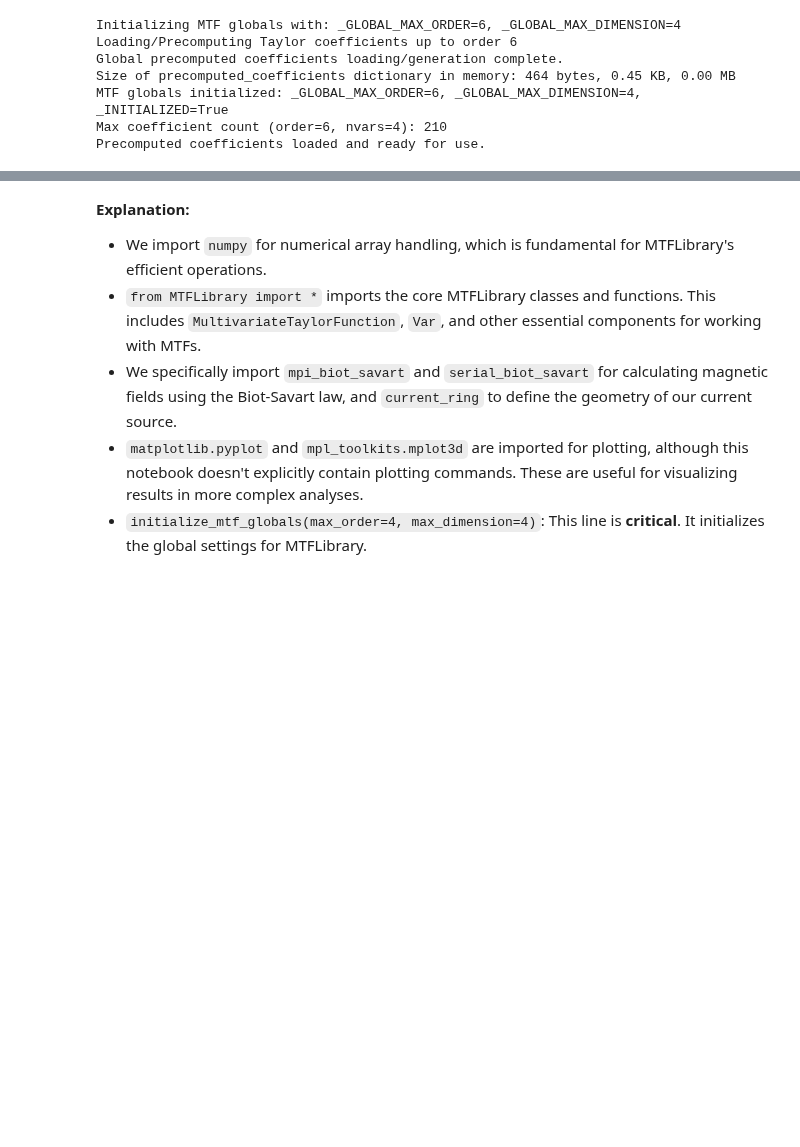
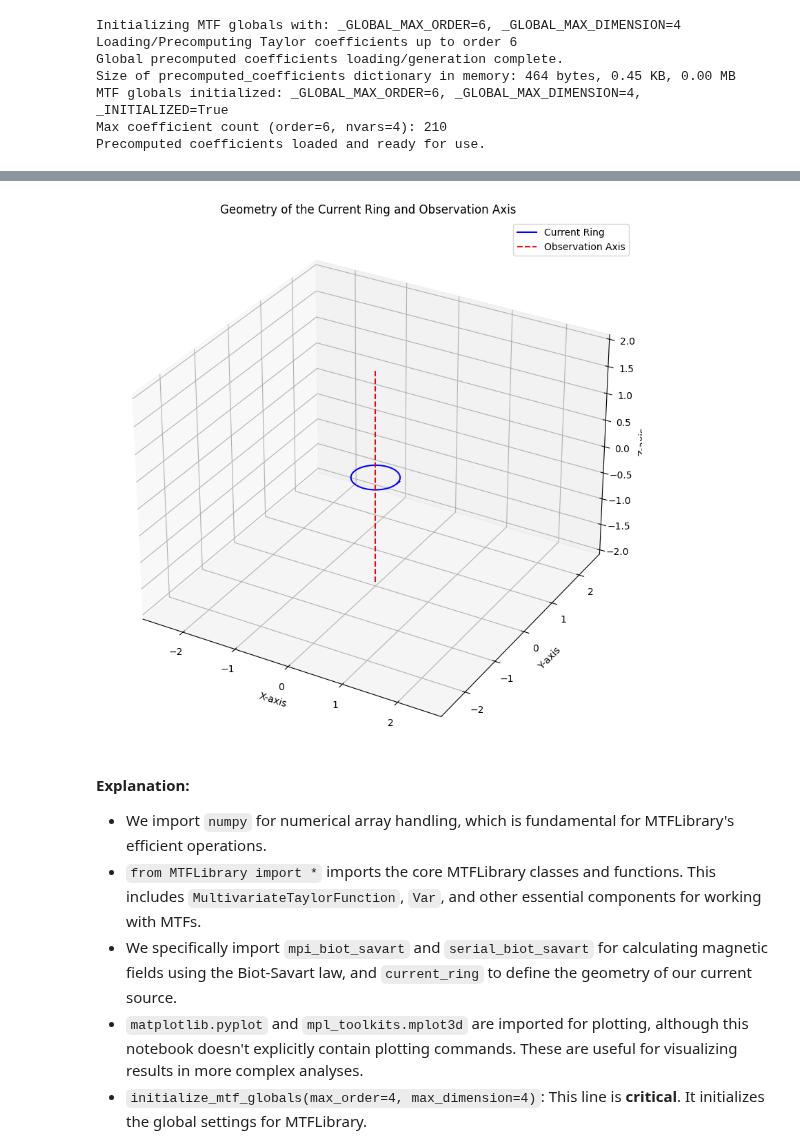
Before and after one commit to shashi-manikonda/MTFLibrary, a Jupyter notebook: demo/Magnetic_Field_Calculation_Demo.ipynb, the cells around one changed output, grey strips where cells are left out. Cells and saved outputs as stored; diff of their text form; code cells hidden in the pictures; blank space fills up the shorter version.

```diff
--- a/demo/Magnetic_Field_Calculation_Demo.ipynb
+++ b/demo/Magnetic_Field_Calculation_Demo.ipynb
@@ -50,3 +54,35 @@ Precomputed coefficients loaded and ready for use.
+# %%
+# --- Visualization Parameters ---
+vis_ring_radius = 0.4
+vis_ring_center = np.array([0.0, 0.0, 0.0])
+vis_field_points_z = np.linspace(-2, 2, 50) # Use more points for a smooth line
+
+# --- Create the 3D Plot ---
+fig = plt.figure(figsize=(10, 10))
+ax = fig.add_subplot(111, projection='3d')
+
+# Plot the current ring
+theta = np.linspace(0, 2 * np.pi, 100)
+ring_x = vis_ring_radius * np.cos(theta)
+ring_y = vis_ring_radius * np.sin(theta)
+ring_z = np.zeros_like(theta) + vis_ring_center[2]
+ax.plot(ring_x, ring_y, ring_z, 'b-', label='Current Ring')
+
+# Add an arrow for current direction
+ax.quiver(vis_ring_radius, 0, vis_ring_center[2], 0, 1, 0, length=0.1, normalize=True, color='b', arrow_length_ratio=0.4)
+
+# Plot the axis for field calculation
+ax.plot(np.zeros_like(vis_field_points_z), np.zeros_like(vis_field_points_z), vis_field_points_z, 'r--', label='Observation Axis')
+
+ax.set_xlabel('X-axis')
+ax.set_ylabel('Y-axis')
+ax.set_zlabel('Z-axis')
+ax.set_title('Geometry of the Current Ring and Observation Axis')
+ax.legend()
+ax.axis('equal')
+plt.show()
+# %% [output]
+[figure, added]
 # %% [markdown]
 **Explanation:**
 *   We import `numpy` for numerical array handling, which is fundamental for MTFLibrary's efficient operations.
```
Also changed, not shown: parts of 1 cell of this notebook.
